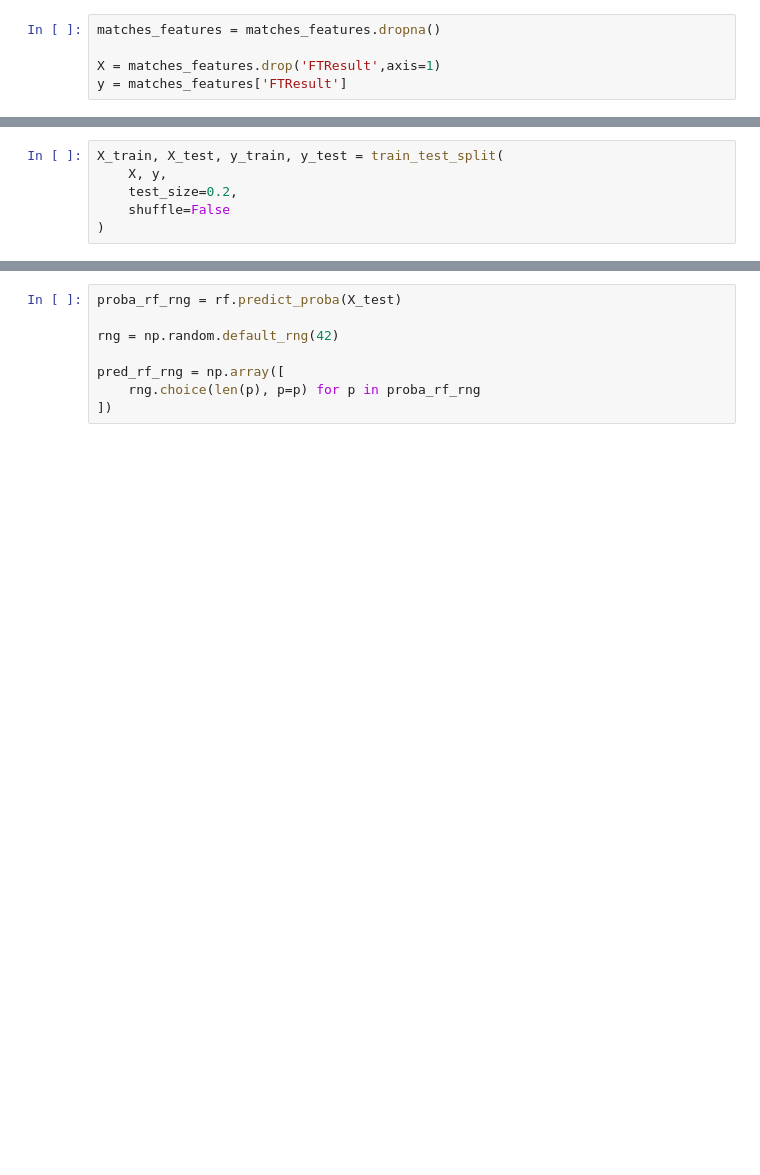
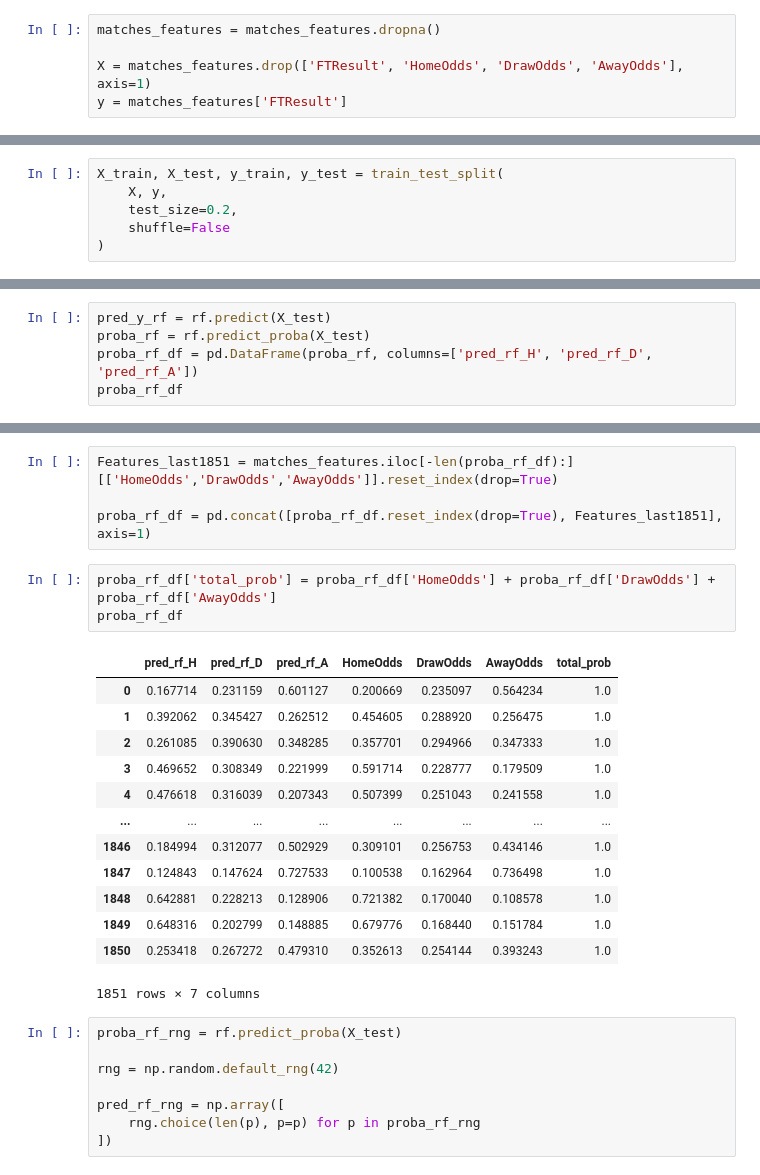
Before and after one commit to projektiox/MachineLearningFootballOutcomes, a Jupyter notebook: ML_dec_tree_football/Github/random_forest_xgboost_footballmatches.ipynb, the cells around one changed output, grey strips where cells are left out. Drawn from its saved outputs; the diff is of its cells as text; blank space fills up the shorter version.

```diff
--- a/ML_dec_tree_football/Github/random_forest_xgboost_footballmatches.ipynb
+++ b/ML_dec_tree_football/Github/random_forest_xgboost_footballmatches.ipynb
@@ -410,7 +466,7 @@ See the caveats in the documentation: https://pandas.pydata.org/pandas-docs/stab
 # %%
 matches_features = matches_features.dropna()
 
-X = matches_features.drop('FTResult',axis=1)
+X = matches_features.drop(['FTResult', 'HomeOdds', 'DrawOdds', 'AwayOdds'], axis=1)
 y = matches_features['FTResult']
 # %%
 X.info()
@@ -557,0 +574,5 @@ Probabilities: [[0.24035826 0.28443103 0.4752107 ]]
+# %%
+pred_y_rf = rf.predict(X_test)
+proba_rf = rf.predict_proba(X_test)
+proba_rf_df = pd.DataFrame(proba_rf, columns=['pred_rf_H', 'pred_rf_D', 'pred_rf_A'])
+proba_rf_df
@@ -558,3 +593,24 @@ Probabilities: [[0.24035826 0.28443103 0.4752107 ]]
+# %%
+Features_last1851 = matches_features.iloc[-len(proba_rf_df):][['HomeOdds','DrawOdds','AwayOdds']].reset_index(drop=True)
+
+proba_rf_df = pd.concat([proba_rf_df.reset_index(drop=True), Features_last1851], axis=1)
+# %%
+proba_rf_df['total_prob'] = proba_rf_df['HomeOdds'] + proba_rf_df['DrawOdds'] + proba_rf_df['AwayOdds']
+proba_rf_df
+# %% [output]
+|  | pred_rf_H | pred_rf_D | pred_rf_A | HomeOdds | DrawOdds | AwayOdds | total_prob |
+| 0 | 0.167714 | 0.231159 | 0.601127 | 0.200669 | 0.235097 | 0.564234 | 1.0 |
+| 1 | 0.392062 | 0.345427 | 0.262512 | 0.454605 | 0.288920 | 0.256475 | 1.0 |
+| 2 | 0.261085 | 0.390630 | 0.348285 | 0.357701 | 0.294966 | 0.347333 | 1.0 |
+| 3 | 0.469652 | 0.308349 | 0.221999 | 0.591714 | 0.228777 | 0.179509 | 1.0 |
+| 4 | 0.476618 | 0.316039 | 0.207343 | 0.507399 | 0.251043 | 0.241558 | 1.0 |
+| ... | ... | ... | ... | ... | ... | ... | ... |
+| 1846 | 0.184994 | 0.312077 | 0.502929 | 0.309101 | 0.256753 | 0.434146 | 1.0 |
+| 1847 | 0.124843 | 0.147624 | 0.727533 | 0.100538 | 0.162964 | 0.736498 | 1.0 |
+| 1848 | 0.642881 | 0.228213 | 0.128906 | 0.721382 | 0.170040 | 0.108578 | 1.0 |
+| 1849 | 0.648316 | 0.202799 | 0.148885 | 0.679776 | 0.168440 | 0.151784 | 1.0 |
+| 1850 | 0.253418 | 0.267272 | 0.479310 | 0.352613 | 0.254144 | 0.393243 | 1.0 |
+1851 rows × 7 columns
 # %%
 proba_rf_rng = rf.predict_proba(X_test)
 
```
Also changed, not shown: parts of 28 cells of this notebook.
